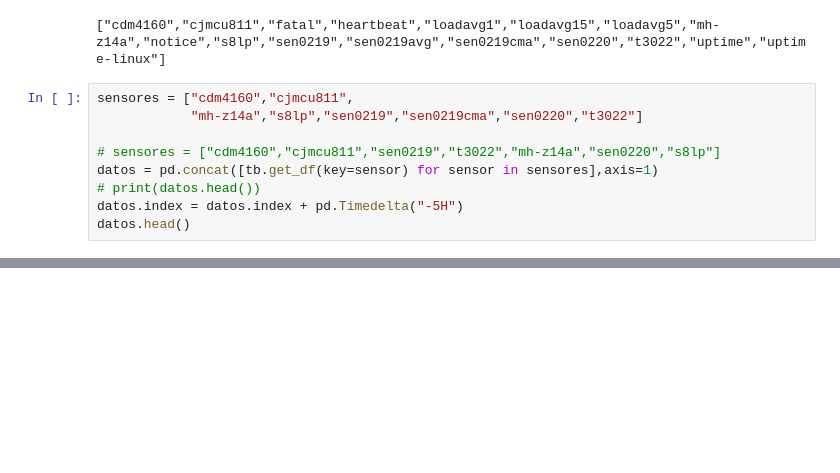
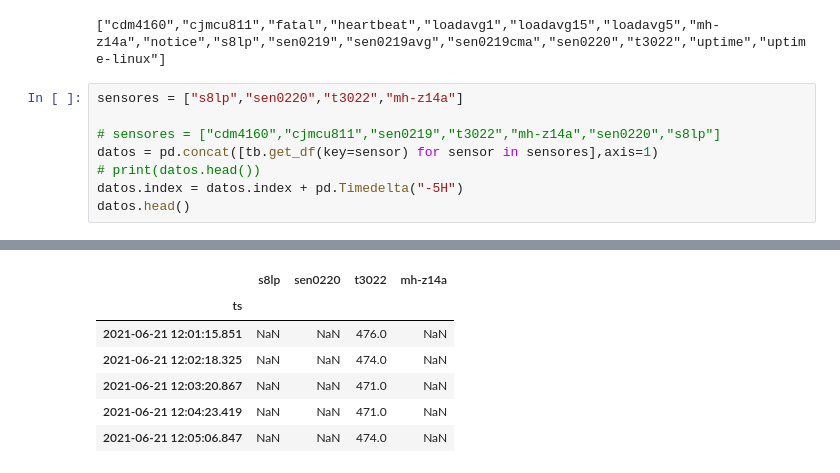
Before and after one commit to lata-mas/Monitor_co2_pistas_educativas, a Jupyter notebook: notebooks/001_descarga_guarda_ThingsBoard.ipynb, the cells around one changed output, grey strips where cells are left out. Saved outputs shown, nothing was run; the diff lists cells and outputs as text; blank space fills up the shorter version.

```diff
--- a/notebooks/001_descarga_guarda_ThingsBoard.ipynb
+++ b/notebooks/001_descarga_guarda_ThingsBoard.ipynb
@@ -9,8 +9,7 @@ tb = TB(config_file='config_gbv.ini',device_name='CO2')
 # %% [output]
 ["cdm4160","cjmcu811","fatal","heartbeat","loadavg1","loadavg15","loadavg5","mh-z14a","notice","s8lp","sen0219","sen0219avg","sen0219cma","sen0220","t3022","uptime","uptime-linux"]
 # %%
-sensores = ["cdm4160","cjmcu811",
-            "mh-z14a","s8lp","sen0219","sen0219cma","sen0220","t3022"]
+sensores = ["s8lp","sen0220","t3022","mh-z14a"]
 
 # sensores = ["cdm4160","cjmcu811","sen0219","t3022","mh-z14a","sen0220","s8lp"]
 datos = pd.concat([tb.get_df(key=sensor) for sensor in sensores],axis=1)
@@ -36,2 +20,9 @@ ts
+|  | s8lp | sen0220 | t3022 | mh-z14a |
+| ts |  |  |  |  |
+| 2021-06-21 12:01:15.851 | NaN | NaN | 476.0 | NaN |
+| 2021-06-21 12:02:18.325 | NaN | NaN | 474.0 | NaN |
+| 2021-06-21 12:03:20.867 | NaN | NaN | 471.0 | NaN |
+| 2021-06-21 12:04:23.419 | NaN | NaN | 471.0 | NaN |
+| 2021-06-21 12:05:06.847 | NaN | NaN | 474.0 | NaN |
 # %%
 #corta los datos de la fecha inicial al final
```
Also changed, not shown: parts of 4 cells of this notebook, 4 other files.
